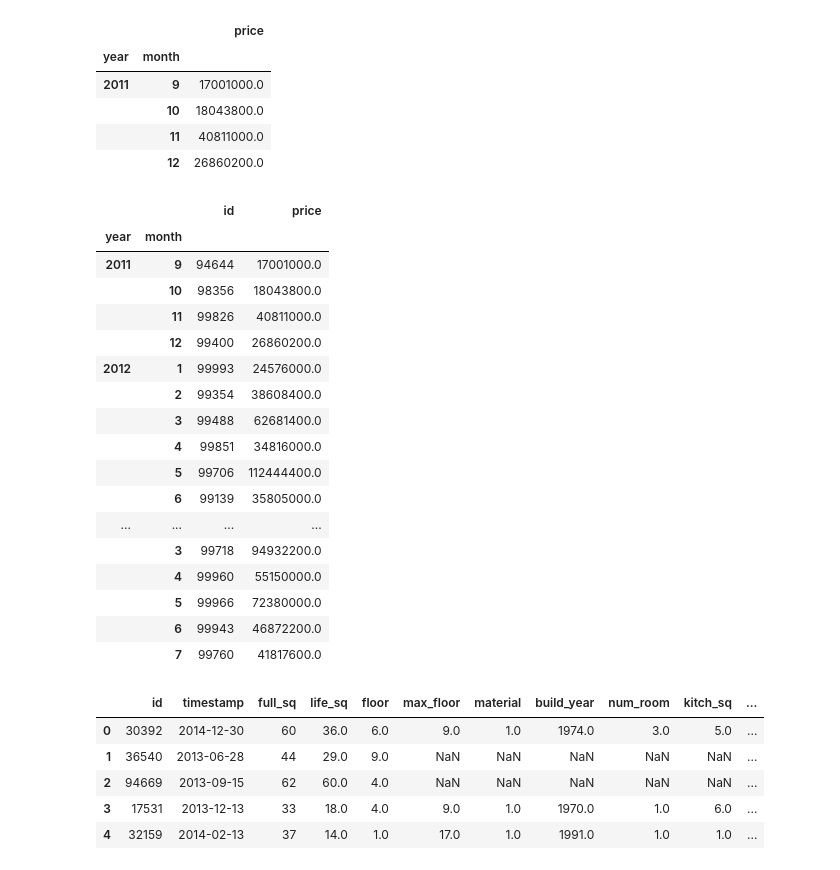
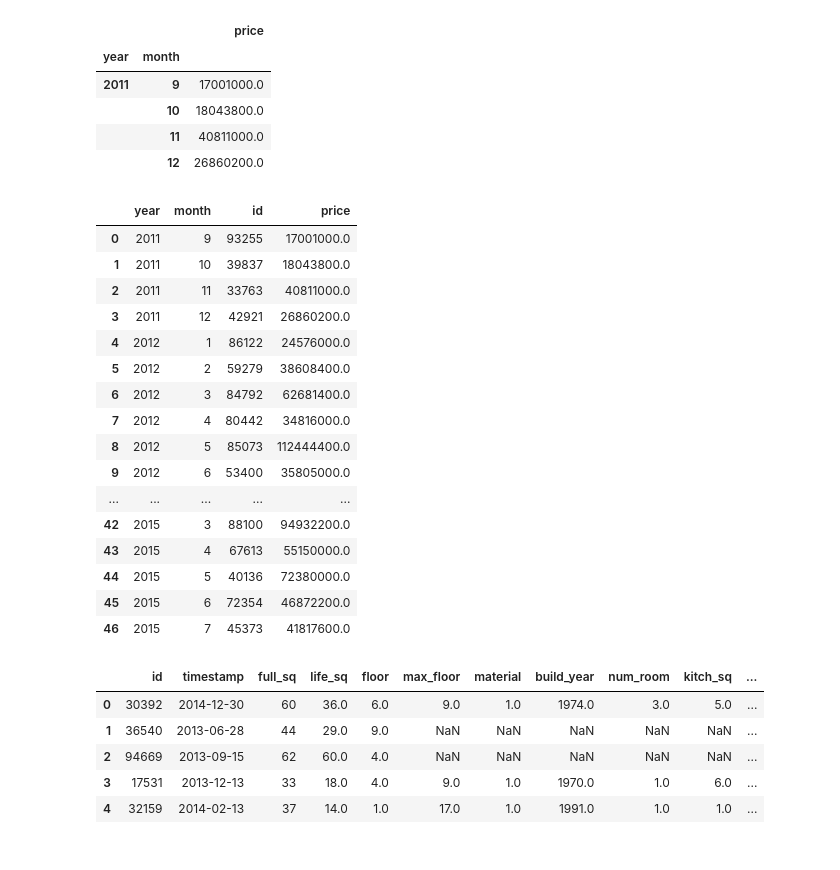
Before and after one commit to mic-icloud/ml-hard, a Jupyter notebook: 2-part/hw-1.ipynb, the cells around one changed output. Drawn from its saved outputs; the diff is of its cells as text; code cells hidden in the pictures.

```diff
--- a/2-part/hw-1.ipynb
+++ b/2-part/hw-1.ipynb
@@ -91,24 +91,23 @@ df.groupby(['year', 'month'])[['id', 'price']].agg({'price': "max"})[:4]
 |  | 12 | 26860200.0 |
 # %%
 # id самых дорогих квартир в каждом месяце
-df.groupby(['year', 'month'])[['id', 'price']].max()
+df.groupby(['year', 'month'])['price'].max().reset_index().merge(df, on=['year', 'month', 'price'], how='left')[['year', 'month', 'id', 'price']]
 # %% [output]
-|  |  | id | price |
-| year | month |  |  |
-| 2011 | 9 | 94644 | 17001000.0 |
-|  | 10 | 98356 | 18043800.0 |
-|  | 11 | 99826 | 40811000.0 |
-|  | 12 | 99400 | 26860200.0 |
-| 2012 | 1 | 99993 | 24576000.0 |
-|  | 2 | 99354 | 38608400.0 |
-|  | 3 | 99488 | 62681400.0 |
-|  | 4 | 99851 | 34816000.0 |
-|  | 5 | 99706 | 112444400.0 |
-|  | 6 | 99139 | 35805000.0 |
-| ... | ... | ... | ... |
-|  | 3 | 99718 | 94932200.0 |
-|  | 4 | 99960 | 55150000.0 |
-|  | 5 | 99966 | 72380000.0 |
-|  | 6 | 99943 | 46872200.0 |
-|  | 7 | 99760 | 41817600.0 |
+|  | year | month | id | price |
+| 0 | 2011 | 9 | 93255 | 17001000.0 |
+| 1 | 2011 | 10 | 39837 | 18043800.0 |
+| 2 | 2011 | 11 | 33763 | 40811000.0 |
+| 3 | 2011 | 12 | 42921 | 26860200.0 |
+| 4 | 2012 | 1 | 86122 | 24576000.0 |
+| 5 | 2012 | 2 | 59279 | 38608400.0 |
+| 6 | 2012 | 3 | 84792 | 62681400.0 |
+| 7 | 2012 | 4 | 80442 | 34816000.0 |
+| 8 | 2012 | 5 | 85073 | 112444400.0 |
+| 9 | 2012 | 6 | 53400 | 35805000.0 |
+| ... | ... | ... | ... | ... |
+| 42 | 2015 | 3 | 88100 | 94932200.0 |
+| 43 | 2015 | 4 | 67613 | 55150000.0 |
+| 44 | 2015 | 5 | 40136 | 72380000.0 |
+| 45 | 2015 | 6 | 72354 | 46872200.0 |
+| 46 | 2015 | 7 | 45373 | 41817600.0 |
 # %%
```
Also changed, not shown: parts of 19 cells of this notebook, 1 other file.
